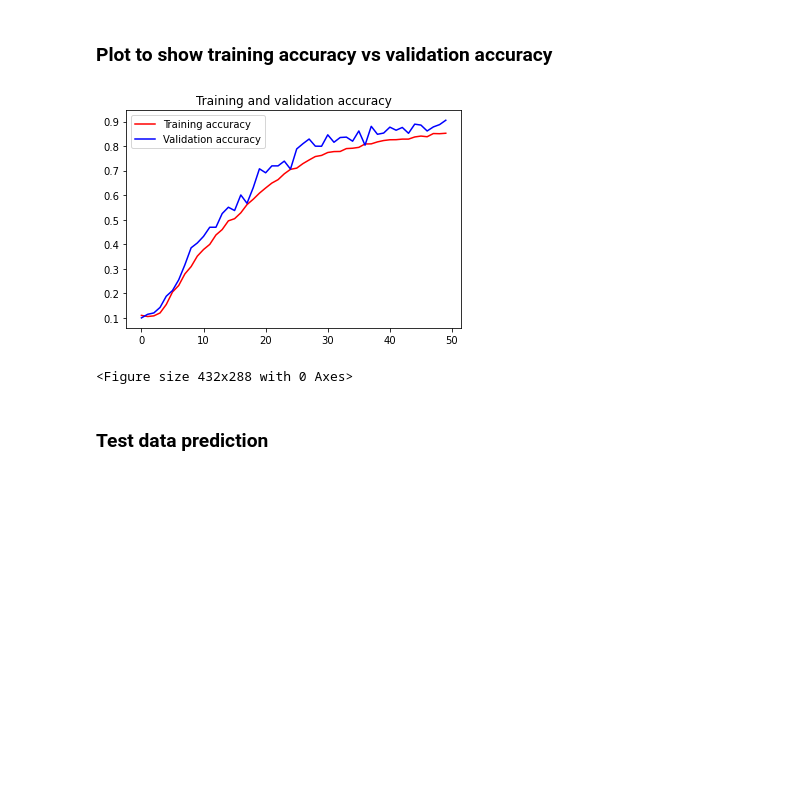
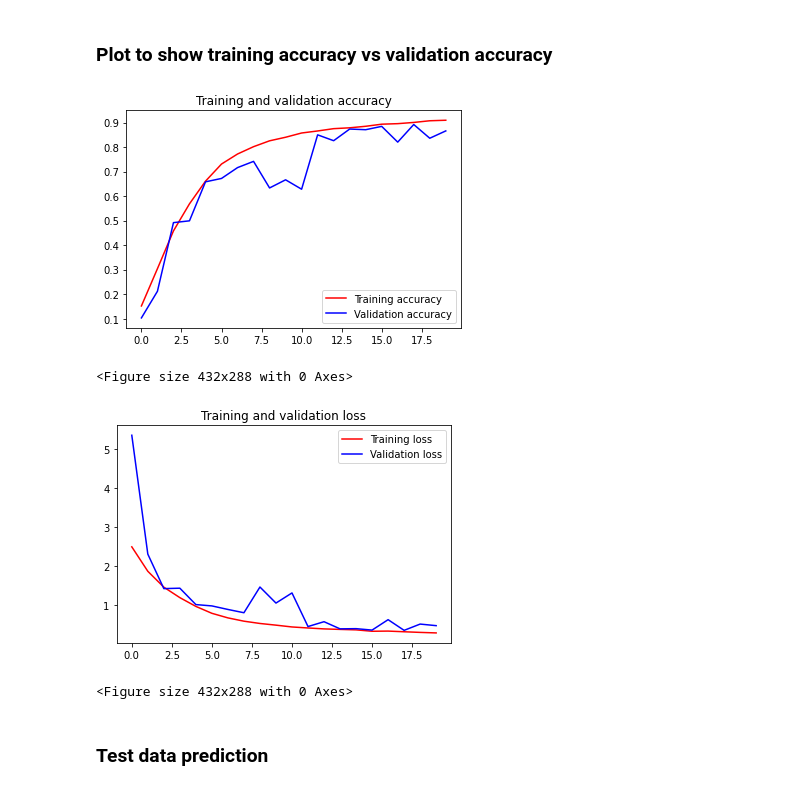
Before and after one commit to Tamizh2907/CNNDriverdistraction, a Jupyter notebook: DriverdistractionML.ipynb, the cells around one changed output. Cells and saved outputs as stored; diff of their text form; code cells hidden in the pictures; blank space fills up the shorter version.

```diff
--- a/DriverdistractionML.ipynb
+++ b/DriverdistractionML.ipynb
@@ -78,0 +61,10 @@ Epoch 50/50
+# %%
+trainingdataimage = ImageDataGenerator(rescale = 1./255, rotation_range = 40, width_shift_range = 0.2,
+                                       height_shift_range = 0.2, shear_range = 0.2, zoom_range = 0.2,
+                                       horizontal_flip = True, fill_mode = 'nearest', validation_split = 0.2)
+trainingset = trainingdataimage.flow_from_directory(trainingdirectory,
+                                                            target_size = (100, 100), batch_size = 64,
+                                                            class_mode = 'categorical', subset = 'training', shuffle = True)
+validationset = trainingdataimage.flow_from_directory(trainingdirectory,
+                                                            target_size = (100, 100), batch_size = 64,
+                                                            class_mode = 'categorical', subset = 'validation', shuffle = True)
@@ -78,0 +76,3 @@ Epoch 50/50
+# %%
+history =  cnnmodel.fit(trainingset, epochs = 20, steps_per_epoch = len(trainingset),
+                             validation_data = validationset, verbose = 1, validation_steps = len(validationset))
@@ -81,23 +99,30 @@ Epoch 50/50
 # %%
 acc = history.history['accuracy']
 val_acc = history.history['val_accuracy']
 loss = history.history['loss']
 val_loss = history.history['val_loss']
 
 epochs = range(len(acc))
 
 plt.plot(epochs, acc, 'r', label='Training accuracy')
 plt.plot(epochs, val_acc, 'b', label='Validation accuracy')
 plt.title('Training and validation accuracy')
 plt.legend(loc=0)
 plt.figure()
+plt.show()
 
-
+plt.plot(epochs, loss, 'r', label='Training loss')
+plt.plot(epochs, val_loss, 'b', label='Validation loss')
+plt.title('Training and validation loss')
+plt.legend(loc=0)
+plt.figure()
 plt.show()
 # %% [output]
-[figure, old version]
+[figure, new version]
 <Figure size 432x288 with 0 Axes>
+[figure, added]
+<Figure size 432x288 with 0 Axes>
-# %% [markdown]
-### Test data prediction
+# %% [markdown]
+### Test data prediction
 # %%
 testparentdirectory = os.path.join(workingdir + '/state-farm-distracted-driver-detection/imgs/')
```
Also changed, not shown: parts of 23 cells of this notebook.
